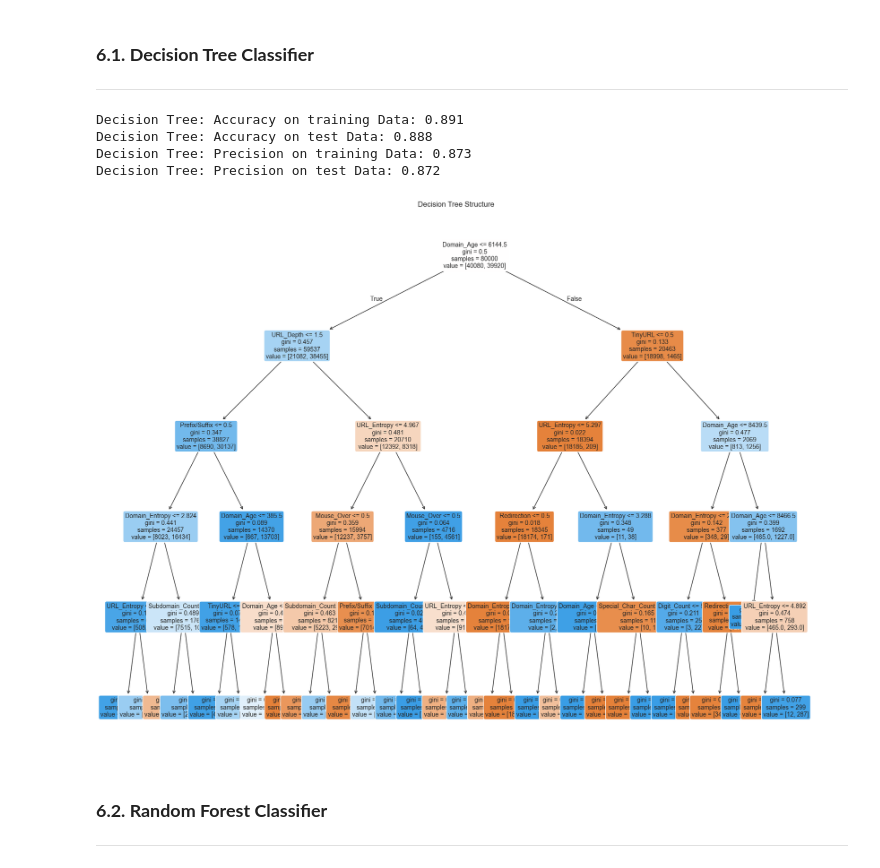
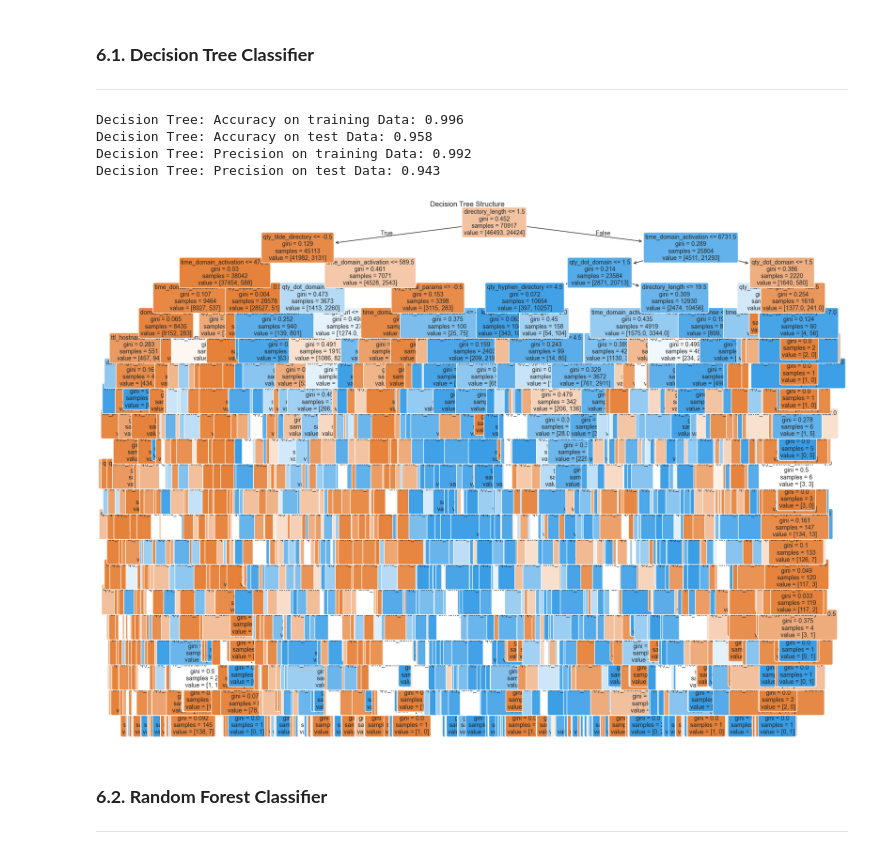
Before and after one commit to hamzapatwa/PhishingSiteDetectionSystem, a Jupyter notebook: PhishingSiteDetection.ipynb, the cells around one changed output. Drawn from its saved outputs; the diff is of its cells as text; code cells hidden in the pictures.

```diff
--- a/PhishingSiteDetection.ipynb
+++ b/PhishingSiteDetection.ipynb
@@ -661,13 +661,10 @@ Let's visualize data distributions and correlations.
 import matplotlib.pyplot as plt
 import seaborn as sns
 
+urldata = pd.read_csv("urldata.csv")
 # Plotting histograms for each numeric feature in the dataset (excluding 'Domain')
-numeric_cols = urldata.drop(['Domain', 'Label'], axis=1).select_dtypes(include=['number']).columns
-urldata[numeric_cols].hist(bins=50, figsize=(15,15))
+numeric_cols = urldata.select_dtypes(include=['number']).columns
+urldata[numeric_cols].hist(bins=50, figsize=(20,20))
+plt.tight_layout()
 plt.show()
-
-# Correlation heatmap
-plt.figure(figsize=(15, 13))
-sns.heatmap(urldata[numeric_cols].corr(), annot=True, cmap='coolwarm', fmt=".2f")
-plt.show()
 # %% [output]
@@ -706,7 +702,7 @@ Also, we shuffle the dataset to avoid order bias.
 
 ---
 # %%
-data = urldata.drop(['Domain'], axis=1).copy()
+data = urldata
 data = data.sample(frac=1).reset_index(drop=True)
 print(data.head())
 # %% [output]
@@ -734,8 +730,8 @@ Separate features and target and split into training and testing sets (80-20 spl
 
 ---
 # %%
-y = data['Label']
-X = data.drop('Label', axis=1)
+y = data['phishing']
+X = data.drop('phishing', axis=1)
 print(X.shape, y.shape)
 
 from sklearn.model_selection import train_test_split
@@ -757,33 +753,33 @@ We'll build several models and compare their performances.
 # %%
 from sklearn.tree import DecisionTreeClassifier, plot_tree
 from sklearn.metrics import accuracy_score, precision_score
 import numpy as np
 
-tree = DecisionTreeClassifier(max_depth=5, random_state=42)
+tree = DecisionTreeClassifier(max_depth=20, random_state=42)
 tree.fit(X_train, y_train)
 y_test_tree = tree.predict(X_test)
 y_train_tree = tree.predict(X_train)
 
 acc_train_tree = accuracy_score(y_train, y_train_tree)
 acc_test_tree = accuracy_score(y_test, y_test_tree)
 prec_train_tree = precision_score(y_train, y_train_tree)
 prec_test_tree = precision_score(y_test, y_test_tree)
 
 print("Decision Tree: Accuracy on training Data: {:.3f}".format(acc_train_tree))
 print("Decision Tree: Accuracy on test Data: {:.3f}".format(acc_test_tree))
 print("Decision Tree: Precision on training Data: {:.3f}".format(prec_train_tree))
 print("Decision Tree: Precision on test Data: {:.3f}".format(prec_test_tree))
 
 plt.figure(figsize=(20, 16))
 plot_tree(tree, feature_names=X_train.columns, filled=True, rounded=True, fontsize=10)
 plt.title("Decision Tree Structure")
 plt.show()
 # %% [output]
-Decision Tree: Accuracy on training Data: 0.891
-Decision Tree: Accuracy on test Data: 0.888
-Decision Tree: Precision on training Data: 0.873
-Decision Tree: Precision on test Data: 0.872
+Decision Tree: Accuracy on training Data: 0.996
+Decision Tree: Accuracy on test Data: 0.958
+Decision Tree: Precision on training Data: 0.992
+Decision Tree: Precision on test Data: 0.943
-[figure, old version]
+[figure, new version]
 # %% [markdown]
 ### **6.2. Random Forest Classifier**
 
```
Also changed, not shown: parts of 8 cells of this notebook, 2 other files.
